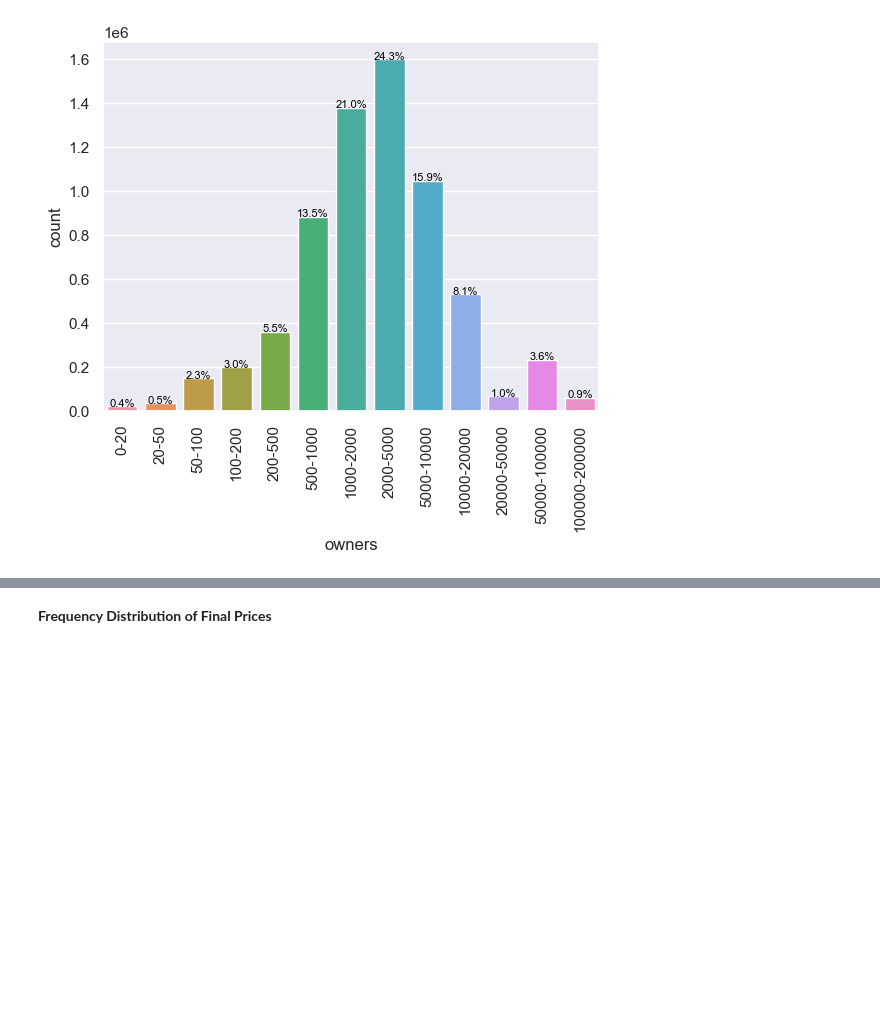
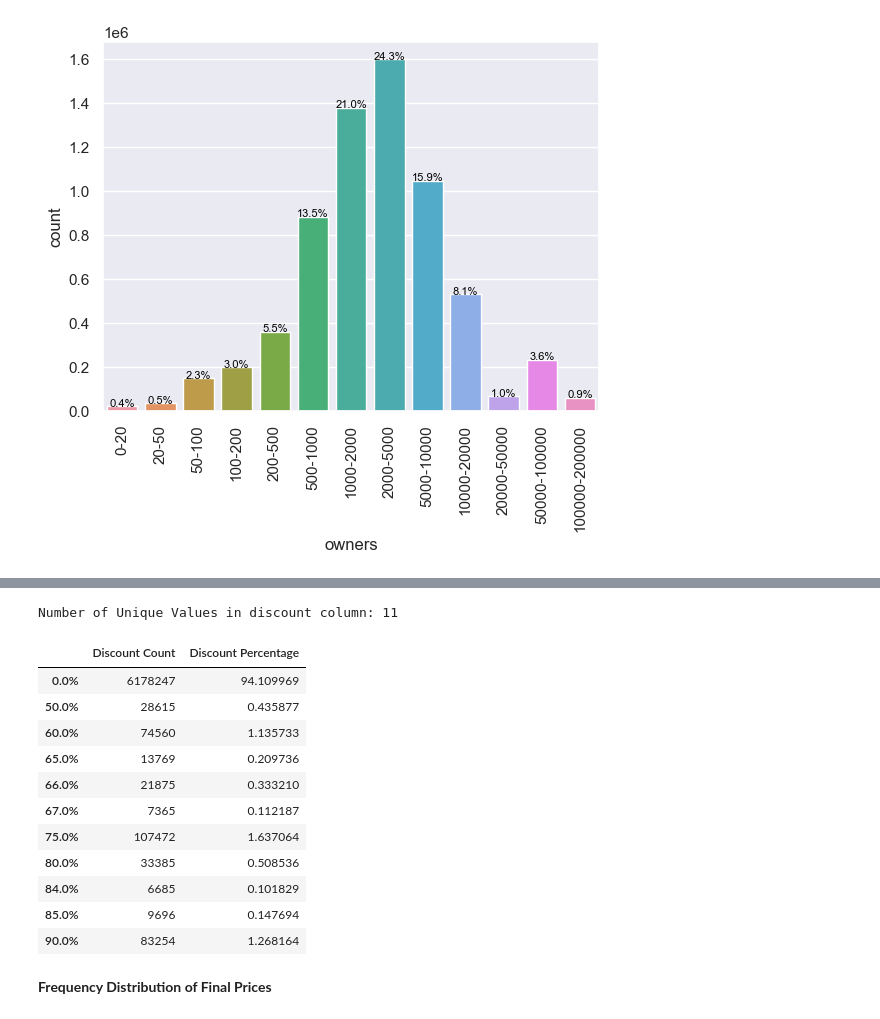
Before and after one commit to JohannesRahn/MachineLearningGroupProject, a Jupyter notebook: c_data_exploration.ipynb, the cells around one changed output, grey strips where cells are left out. Drawn from its saved outputs; the diff is of its cells as text; code cells hidden in the pictures; blank space fills up the shorter version.

```diff
--- a/c_data_exploration.ipynb
+++ b/c_data_exploration.ipynb
@@ -218,35 +215,0 @@ plt.show()
-# %%
-# correlations between different variables, such as price and rating, user reviews and helpful votes, or hours played and recommendation status.
-
-df_analyze = final_df[['price_final', 'rating', 'user_reviews', 'helpful', 'hours', 'y']]
-
-# Convert rating column to numerical values
-rating_map = {'Overwhelmingly Positive': 5,
-            'Very Positive': 4,
-            'Mostly Positive': 3,
-            'Mixed': 2,
-            'Mostly Negative': 1,
-            'Very Negative': 0}
-
-df_analyze['rating'] = df_analyze['rating'].map(rating_map)
-
-# Convert is_recommended column to binary values
-df_analyze['y'] = df_analyze['y'].map({True: 1, False: 0})
-
-# Calculate the correlation matrix
-corr_matrix = df_analyze.corr()
-
-# Setting seaborn style
-sns.set(style="white")
-
-# Generate a mask for the upper triangle
-mask = np.triu(np.ones_like(corr_matrix, dtype=bool))
-
-f, ax = plt.subplots(figsize=(10, 8))
-
-
-cmap = sns.diverging_palette(230, 20, as_cmap=True)
-
-sns.heatmap(corr_matrix, mask=mask, cmap=cmap, vmax=1, vmin=-1, center=0, square=True, linewidths=.5, cbar_kws={"shrink": .5}, annot=True, fmt=".2f")
-plt.title('Correlation Heatmap')
-plt.show()
@@ -270,3 +226,27 @@ The correlations will become usefull when building the models later and deciding
+# %%
+print("Number of Unique Values in discount column:", len(final_df["discount"].value_counts()))
+# %% [output]
+Number of Unique Values in discount column: 11
+# %%
+discount_count = final_df["discount"].value_counts()
+discount_perc = final_df["discount"].value_counts(normalize=True) * 100
+discount_df = pd.DataFrame({'Discount Count': discount_count, 'Discount Percentage': discount_perc})
+discount_df.index = [f'{round(i, 2)}%' for i in discount_df.index]
+discount_df.sort_index(ascending=True, inplace=True)
+discount_df
+# %% [output]
+|  | Discount Count | Discount Percentage |
+| 0.0% | 6178247 | 94.109969 |
+| 50.0% | 28615 | 0.435877 |
+| 60.0% | 74560 | 1.135733 |
+| 65.0% | 13769 | 0.209736 |
+| 66.0% | 21875 | 0.333210 |
+| 67.0% | 7365 | 0.112187 |
+| 75.0% | 107472 | 1.637064 |
+| 80.0% | 33385 | 0.508536 |
+| 84.0% | 6685 | 0.101829 |
+| 85.0% | 9696 | 0.147694 |
+| 90.0% | 83254 | 1.268164 |
 # %% [markdown]
 **Frequency Distribution of Final Prices**
 # %%
```
Also changed, not shown: parts of 9 cells of this notebook.
